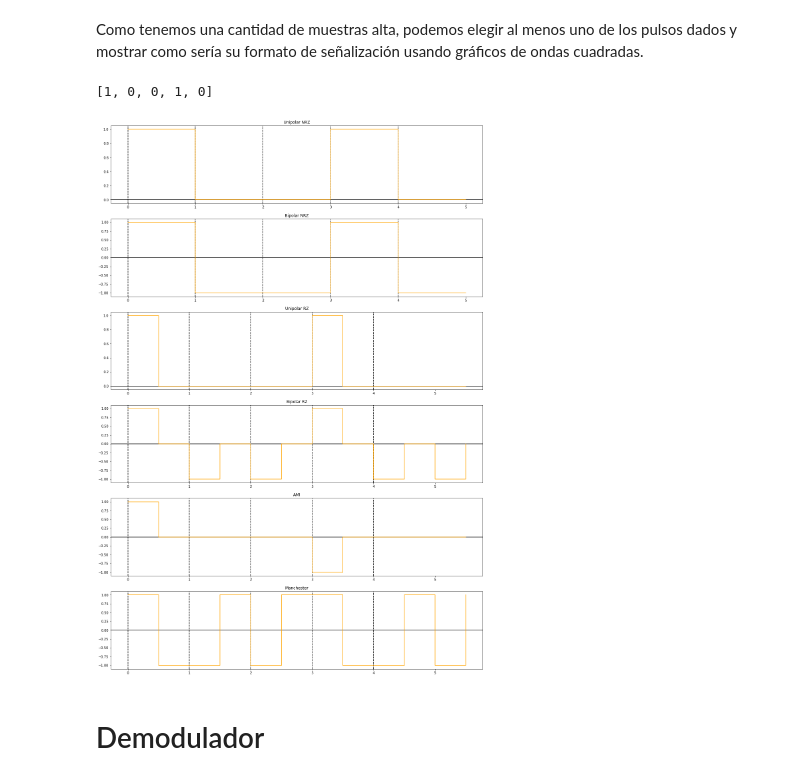
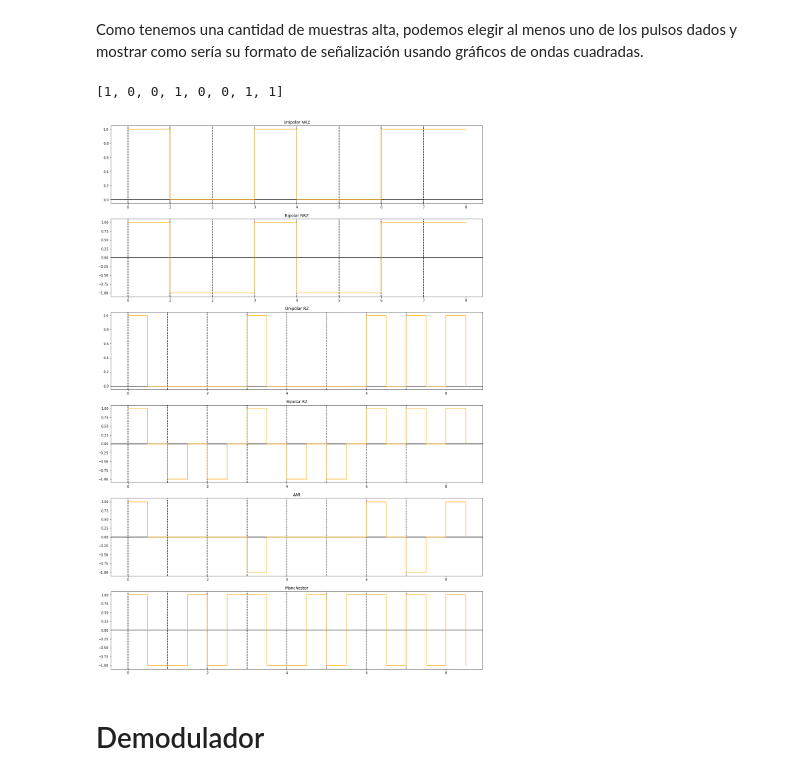
Before and after one commit to dasilvaca/T-Info, a Jupyter notebook: Lab 1B.ipynb, the cells around one changed output. Drawn from its saved outputs; the diff is of its cells as text; code cells hidden in the pictures.

Commit message:
storing unto variables some burned values

```diff
--- a/Lab 1B.ipynb
+++ b/Lab 1B.ipynb
@@ -95,7 +97,7 @@ Ahora, podemos gráficar nuestro tren de deltas de dirak $\delta(T_s)$
 # %%
 # We can add or multiply by positive numbers and we'll still satisfy sampling theorem
 
-samples_frequency = min_samples_frequency
+samples_frequency = min_samples_frequency * 5
 # in example, we can multily by two the samples per second will still satisfy sampling theorem
 
 samples_periods = 1/samples_frequency
@@ -150,7 +152,7 @@ Vamos a utilizar la cuantización uniforme. Para ello definiremos un $\Delta = \
 # %%
 h_arr = h
 max_amplitude = max(map(abs, h_arr))
-L = 32
+L = 256
 Delta = (2 * max_amplitude) / L
 print(Delta)
 # %% [output]
@@ -175,7 +177,7 @@ Ahora podemos gráficar nuestra señal cuantizada
 plt.figure(figsize=(20,5))
 plt.axhline(y=0, color='black', linewidth= 0.5)
 for i in range( -samples_amount //2, (samples_amount //2) + 1):
-    quant_height = (h_function(i * samples_periods) / Delta)//1
+    quant_height = np.floor((h_function(i * samples_periods) / Delta))
     # print(quant_height * Delta)
     if (i == 0):
         plt.bar(i * samples_periods, h_function(i * samples_periods), width=samples_periods, color='orange', label='Ideal Samples')
@@ -209,9 +211,9 @@ Vamos a realizar una porción del método de cuantización para realizar la codi
 codification_values = []
 codification_codes = []
 for i in range( -samples_amount //2, (samples_amount //2) + 1):
-    quant_height = int((((h_function(i * samples_periods)) + 2) / Delta)//1) # +2 to avoid negative values. Remember, 2 is the maximum absolute value of the signal.
+    quant_height = int(np.floor((((h_function(i * samples_periods)) + 2) / Delta))) # +2 to avoid negative values. Remember, 2 is the maximum absolute value of the signal.
     codification_values.append(quant_height) # keeps the quantization values as ints
     codification_codes.append(np.binary_repr(quant_height)) # keep as strings the values of the codification in binary representation
     print(int(codification_codes[i + samples_amount //2], 2), codification_codes[i + samples_amount //2], ', ', end='')
-# print(len(codification_codes))
+print(len(codification_codes))
 # %% [output]
@@ -321,36 +323,36 @@ def manchester(codification_code, pulse_length):
             manchester_values.append(1)
     return manchester_values
 
-pulse_length = 5
+pulse_length = n
 pulse = list(range(pulse_length + 1))
 twice_pulse = []
 for i in range((pulse_length + 1) * 2):
     twice_pulse.append(i/2)
 random_pulse = np.random.randint(samples_amount + 1)
 signal = unipolar_nrz(codification_codes[random_pulse], pulse_length)[:-1]
 fig_signal_formats, axsf = plt.subplots(6)
 fig_signal_formats.set_size_inches(20, 30)
 
 for i in range(6):
     axsf[i].axhline(0, color='black')
     for j in range(pulse_length):
         axsf[i].axvline(x=j, color='black', linestyle='--')
 axsf[0].plot(pulse, unipolar_nrz(codification_codes[random_pulse], pulse_length), label='Unipolar NRZ', drawstyle='steps-post', color='orange')
 axsf[0].set_title('Unipolar NRZ')
 axsf[1].plot(pulse, bipolar_nrz(codification_codes[random_pulse], pulse_length), label='Bipolar NRZ', drawstyle='steps-post', color='orange')
 axsf[1].set_title('Bipolar NRZ')
 axsf[2].plot(twice_pulse, unipolar_rz(codification_codes[random_pulse], pulse_length), label='Unipolar RZ', drawstyle='steps-post', color='orange')
 axsf[2].set_title('Unipolar RZ')
 axsf[3].plot(twice_pulse, bipolar_rz(codification_codes[random_pulse], pulse_length), label='Bipolar RZ', drawstyle='steps-post', color='orange')
 axsf[3].set_title('Bipolar RZ')
 axsf[4].plot(twice_pulse, ami(codification_codes[random_pulse], pulse_length), label='AMI', drawstyle='steps-post', color='orange')
 axsf[4].set_title('AMI')
 axsf[5].plot(twice_pulse, manchester(codification_codes[random_pulse], pulse_length), label='Manchester', drawstyle='steps-post', color='orange')
 axsf[5].set_title('Manchester')
 print(signal)
 # %% [output]
-[1, 0, 0, 1, 0]
+[1, 0, 0, 1, 0, 0, 1, 1]
-[figure, old version]
+[figure, new version]
 # %% [markdown]
 # Demodulador
 # %% [markdown]
```
Also changed, not shown: parts of 10 cells of this notebook, 1 other file.
